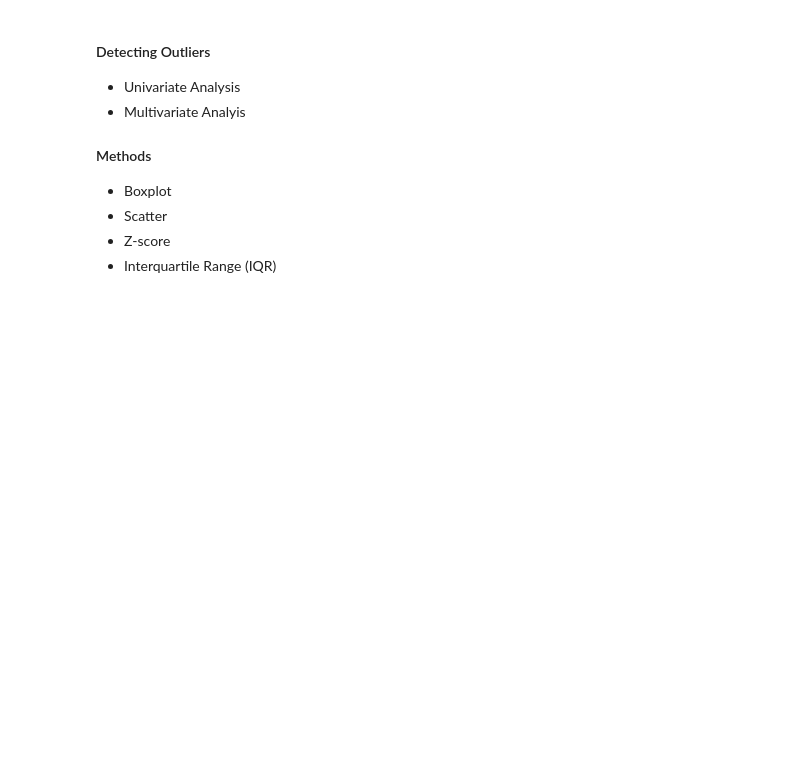
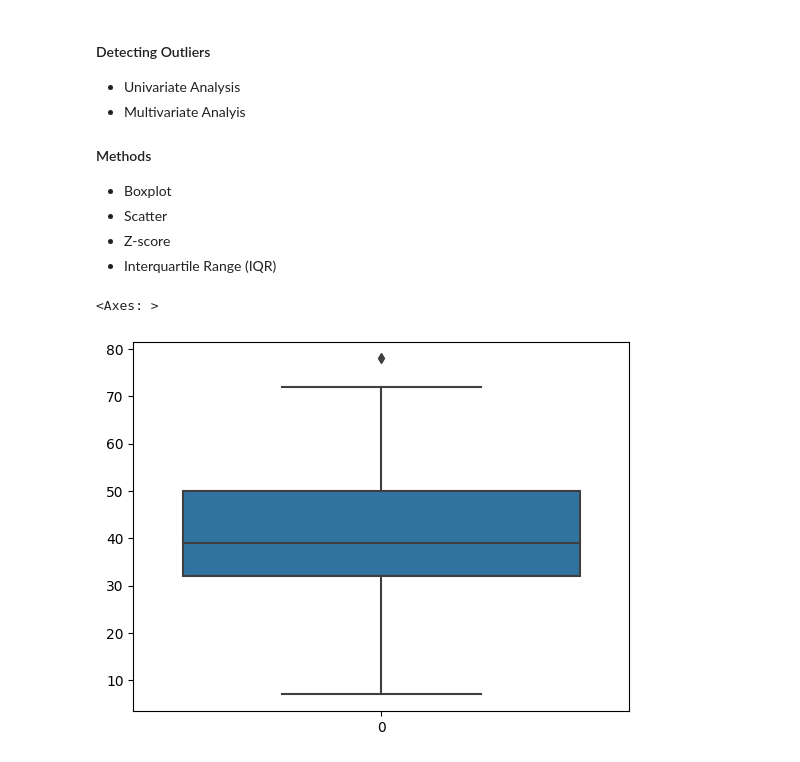
Before and after one commit to samueloshio/Hepatitis-Mortality-Prediction, a Jupyter notebook: hepatitis_prediction.ipynb, the cells around one changed output. Cells and saved outputs as stored; diff of their text form; code cells hidden in the pictures; blank space fills up the shorter version.

```diff
--- a/hepatitis_prediction.ipynb
+++ b/hepatitis_prediction.ipynb
@@ -348,3 +351,9 @@ plt.show()
 + Scatter
 + Z-score
 + Interquartile Range (IQR)
+# %%
+# Univariate outlier detection
+sns.boxplot(df['age'])
+# %% [output]
+<Axes: >
+[figure, added]
```
Also changed, not shown: parts of 50 cells of this notebook, 1 other file.
